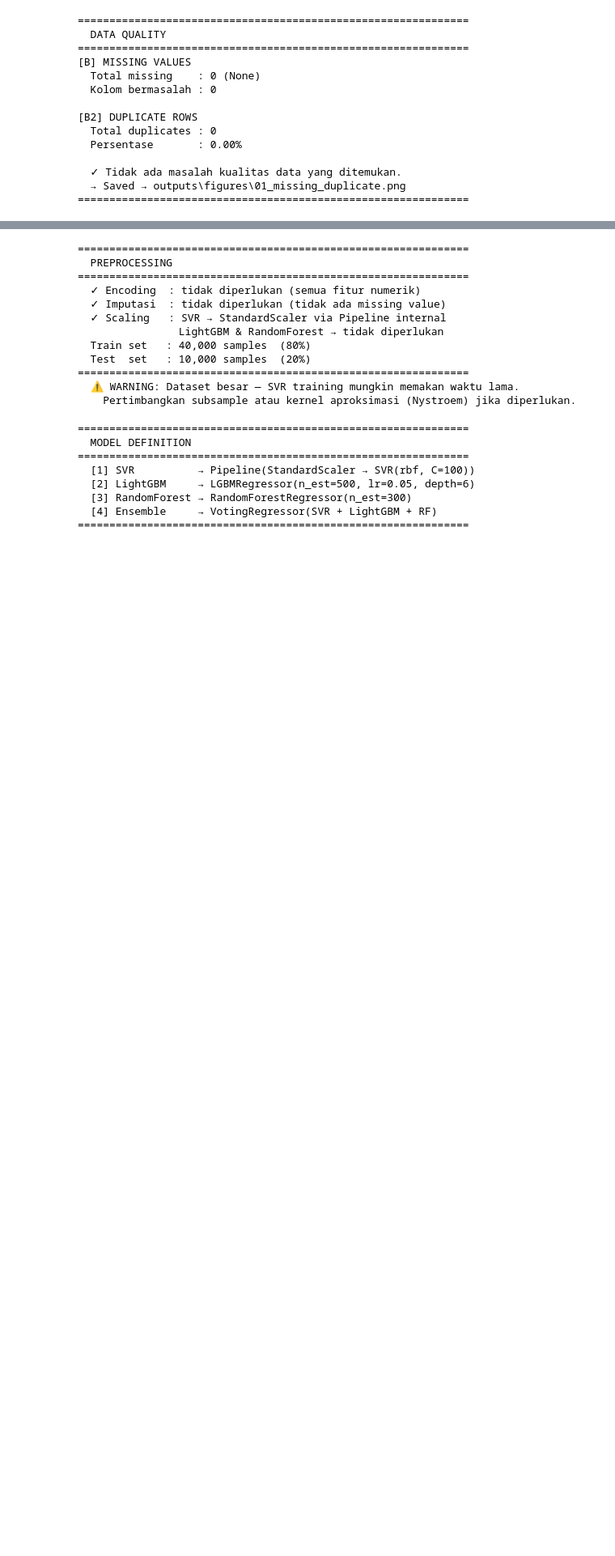
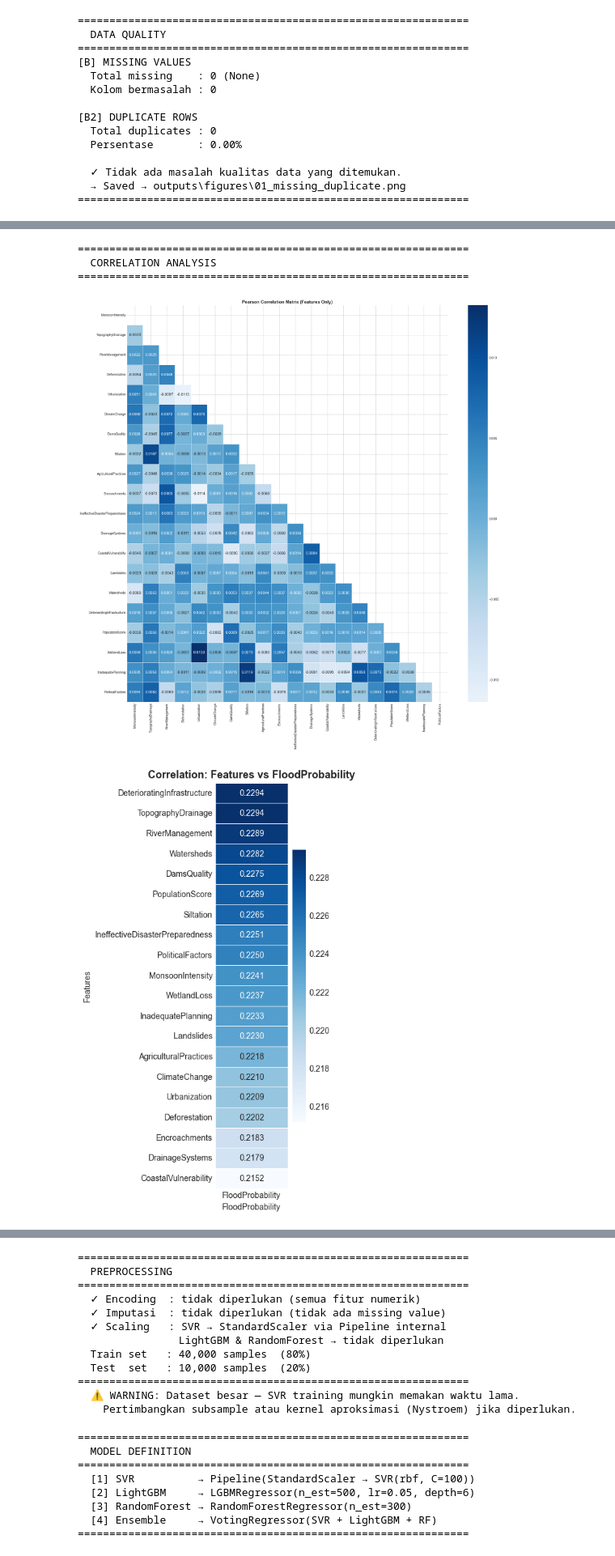
Before and after one commit to egyw/fit-competition, a Jupyter notebook: Jupyter Kumpul/notebook.ipynb, the cells around one changed output, grey strips where cells are left out. Shown at 81% size. Cells and saved outputs as stored; diff of their text form; code cells hidden in the pictures; blank space fills up the shorter version.

```diff
--- a/Jupyter Kumpul/notebook.ipynb
+++ b/Jupyter Kumpul/notebook.ipynb
@@ -339,0 +263,73 @@ print(SEP)
+# %%
+# ============================================================
+# CELL 6 — VISUALIZATION: CORRELATION HEATMAP
+# ============================================================
+print(SEP)
+print("  CORRELATION ANALYSIS")
+print(SEP)
+
+# ── Full feature-only correlation matrix ──────────────────────────────────────
+df_corr = df[FEATURE_COLS].copy()
+corr_matrix = df_corr.corr(method='pearson')
+mask = np.triu(np.ones_like(corr_matrix, dtype=bool))
+n_cols = len(FEATURE_COLS)
+
+fig, ax = plt.subplots(figsize=(max(14, n_cols), max(12, n_cols)))
+sns.heatmap(
+    corr_matrix,
+    mask=mask,
+    annot=True,
+    fmt='.4f',
+    cmap="Blues",
+    center=0,
+    linewidths=0.5,
+    annot_kws={'size': 12},
+    ax=ax
+)
+ax.set_title('Pearson Correlation Matrix (Features Only)', fontsize=14, fontweight='bold')
+plt.tight_layout()
+plt.show()
+
+# ── Correlation vs Target: horizontal heatmap (y=fitur, x=target) ─────────────
+corr_target = (
+    df[FEATURE_COLS + [TARGET_COL]]
+    .corr(method='pearson')[TARGET_COL]
+    .drop(TARGET_COL)
+    .sort_values(ascending=False)
+)
+
+# Reshape menjadi (n_fitur, 1) agar bisa dijadikan heatmap
+corr_target_df = corr_target.to_frame()   # shape: (n_fitur, 1)
+
+fig, ax = plt.subplots(figsize=(2, max(6, len(FEATURE_COLS) * 0.45)))
+sns.heatmap(
+    corr_target_df,
+    annot=True,
+    fmt='.4f',
+    cmap='Blues',
+    linewidths=0.5,
+    annot_kws={'size': 10},
+    ax=ax
+)
+ax.set_title(f'Correlation: Features vs {TARGET_COL}', fontsize=13, fontweight='bold')
+ax.set_xlabel(TARGET_COL)
+ax.set_ylabel('Features')
+ax.tick_params(axis='x', rotation=0)
+ax.tick_params(axis='y', rotation=0)
+plt.tight_layout()
+plt.show()
+
+print("[E] CORRELATION FITUR vs TARGET (Top 5)")
+for feat, val in corr_target.head(5).items():
+    print(f"  {feat:<40} {val:.4f}")
+
+print()
+print("  Catatan: Korelasi yang lebih tinggi menunjukkan hubungan")
+print("  lebih kuat antara fitur dan target.")
+print(SEP)
+# %% [output]
+==============================================================
+  CORRELATION ANALYSIS
+==============================================================
+[figure, added]
+[figure, added]
```
Also changed, not shown: parts of 15 cells of this notebook.
